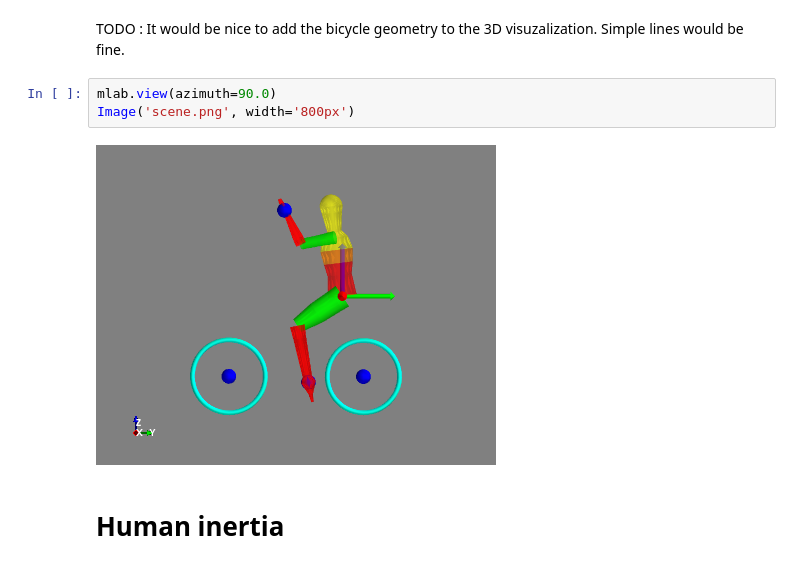
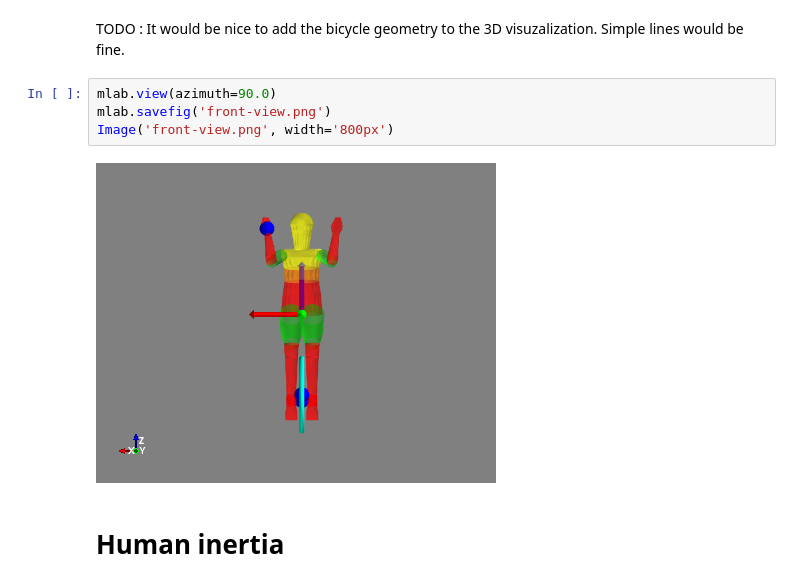
Before and after one commit to chrisdembia/python-yeadon-paper, a Jupyter notebook: src/bicycle_example.ipynb, the cells around one changed output. Saved outputs shown, nothing was run; the diff lists cells and outputs as text.

Commit message:
Fixed view image displays.

```diff
--- a/src/bicycle_example.ipynb
+++ b/src/bicycle_example.ipynb
@@ -545,9 +545,10 @@ Image('scene.png', width='800px')
 TODO : It would be nice to add the bicycle geometry to the 3D visuzalization. Simple lines would be fine.
 # %%
 mlab.view(azimuth=90.0)
-Image('scene.png', width='800px')
+mlab.savefig('front-view.png')
+Image('front-view.png', width='800px')
 # %% [output]
-[figure, old version]
+[figure, new version]
 # %% [markdown]
 # Human inertia
 # %%
```
Also changed, not shown: parts of 1 cell of this notebook.
